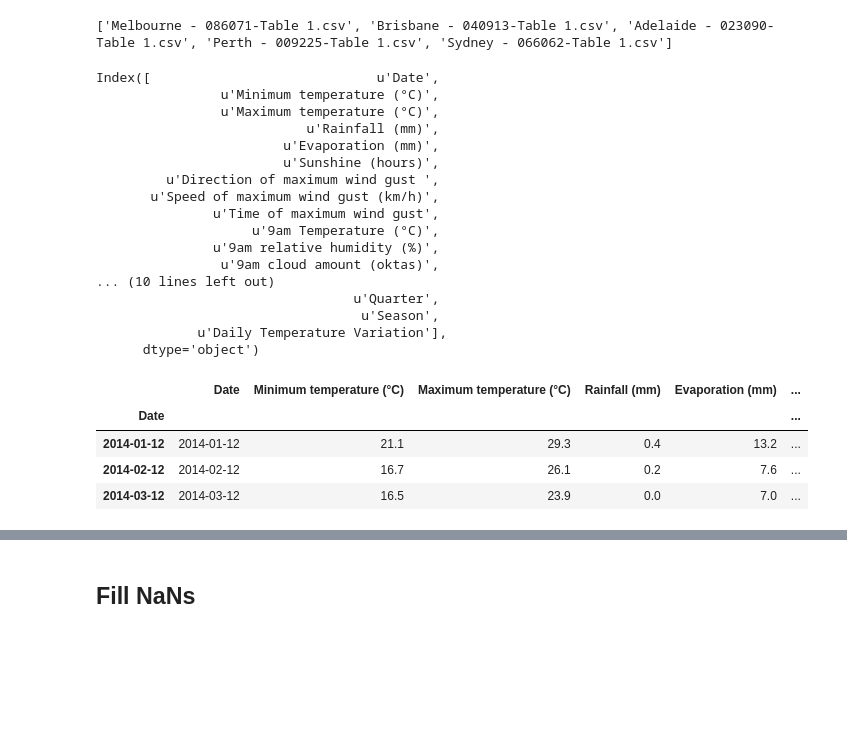
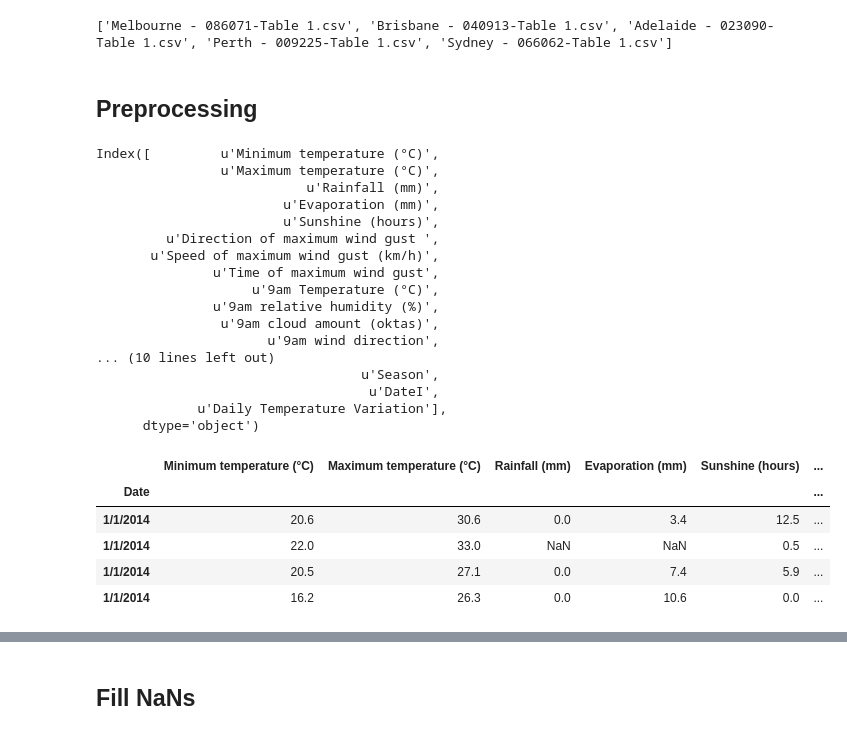
Before and after one commit to BrunnoRicci/bom-austraila, a Jupyter notebook: BOM_Australia.ipynb, the cells around one changed output, grey strips where cells are left out. Drawn from its saved outputs; the diff is of its cells as text; code cells hidden in the pictures; blank space fills up the shorter version.

```diff
--- a/BOM_Australia.ipynb
+++ b/BOM_Australia.ipynb
@@ -26,59 +26,66 @@ print(os.listdir(dir_path))
 # %%
 files = ['Melbourne - 086071-Table 1.csv', 'Brisbane - 040913-Table 1.csv',
          'Adelaide - 023090-Table 1.csv', 'Perth - 009225-Table 1.csv', 'Sydney - 066062-Table 1.csv']
+# %% [markdown]
+## Preprocessing
 # %%
 city = 0
+days = 365
 df = pd.read_csv(dir_path + files[city], encoding="utf-8")
 df["City"] = files[city].split(" ")[0]
-df = df[-365:]
-#print len(df)
+df = df[-days:]
 
 for city in range(1, len(files)):
 
     tdf = pd.read_csv(dir_path + files[city], encoding="utf-8")
-    tdf = tdf[-365:]
-    #print(len(tdf))
+    tdf = tdf[-days:]
 
     #Drop Unnamed Column
     if city in [1,2,4]:
         tdf.drop([tdf.columns[-1]], axis=1, inplace=True)
 
     tdf["City"] = files[city].split(" ")[0]
     df = pd.concat([df, tdf])
 
 
+#Add quartals of the year
 df["Quarter"] = df.Date.apply(lambda x: pd.Timestamp(x).quarter)
+#Infere Season
 df["Season"] = df["Quarter"].apply(lambda x: "Summer" if x in[1,4] else "Winter")
-df["Date"] = pd.to_datetime(df.Date)
-df.set_index(pd.to_datetime(df.Date), inplace=True)
-df.drop(["Day"], axis=1, inplace=True)
+#Save Date for plotting
+df["DateI"] = pd.to_datetime(df.Date)
+df.set_index(df.Date, inplace=True)
+df.drop(["Day","Date"], axis=1, inplace=True)
 
 #New Columns
 df["Daily Temperature Variation"] = df[u"Maximum temperature (°C)"] - df[u"Minimum temperature (°C)"]
 
+#Sort df
+df = df.sort_values(["DateI"])
 
 print(df.columns)
-df.head(3)
+df.head(4)
 # %% [output]
-Index([                             u'Date',
-                u'Minimum temperature (°C)',
+Index([         u'Minimum temperature (°C)',
                 u'Maximum temperature (°C)',
                            u'Rainfall (mm)',
                         u'Evaporation (mm)',
                         u'Sunshine (hours)',
          u'Direction of maximum wind gust ',
        u'Speed of maximum wind gust (km/h)',
                u'Time of maximum wind gust',
                     u'9am Temperature (°C)',
                u'9am relative humidity (%)',
                 u'9am cloud amount (oktas)',
+                      u'9am wind direction',
 ... (10 lines left out)
-                                 u'Quarter',
                                   u'Season',
+                                   u'DateI',
              u'Daily Temperature Variation'],
       dtype='object')
-|  | Date | Minimum temperature (°C) | Maximum temperature (°C) | Rainfall (mm) | Evaporation (mm) | ... |
+|  | Minimum temperature (°C) | Maximum temperature (°C) | Rainfall (mm) | Evaporation (mm) | Sunshine (hours) | ... |
 | Date |  |  |  |  |  | ... |
-| 2014-01-12 | 2014-01-12 | 21.1 | 29.3 | 0.4 | 13.2 | ... |
-| 2014-02-12 | 2014-02-12 | 16.7 | 26.1 | 0.2 | 7.6 | ... |
-| 2014-03-12 | 2014-03-12 | 16.5 | 23.9 | 0.0 | 7.0 | ... |
+| 1/1/2014 | 20.6 | 30.6 | 0.0 | 3.4 | 12.5 | ... |
+| 1/1/2014 | 22.0 | 33.0 | NaN | NaN | 0.5 | ... |
+| 1/1/2014 | 20.5 | 27.1 | 0.0 | 7.4 | 5.9 | ... |
+| 1/1/2014 | 16.2 | 26.3 | 0.0 | 10.6 | 0.0 | ... |
```
Also changed, not shown: parts of 17 cells of this notebook.
